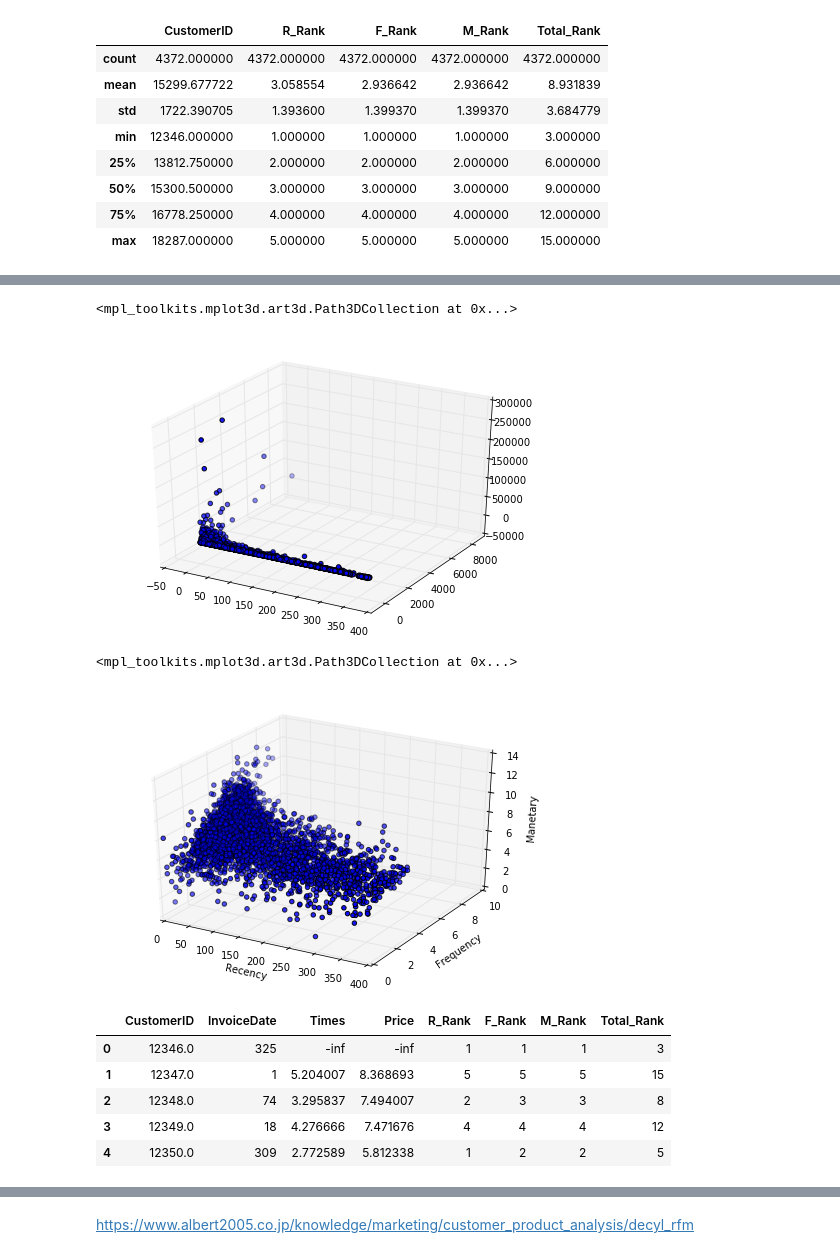
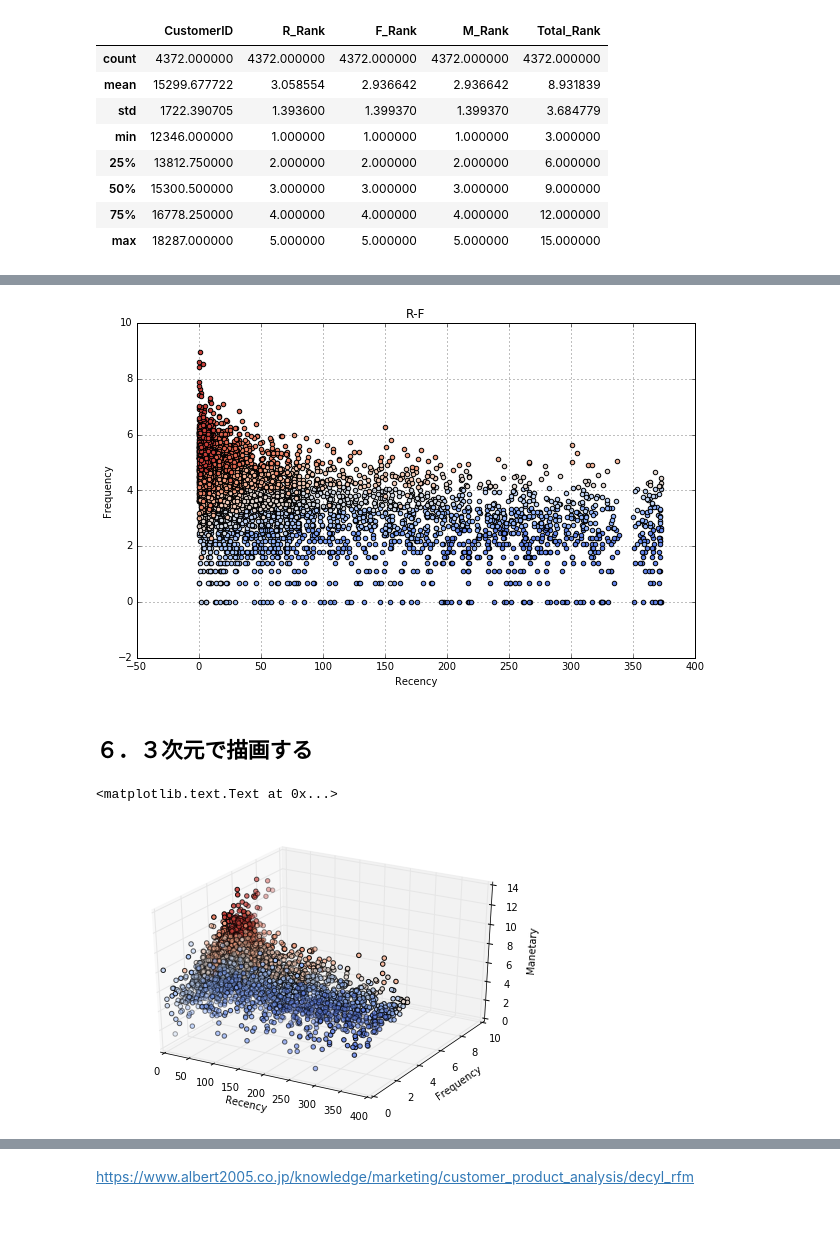
Before and after one commit to selectfromwhere/Data_Analysis_Methods, a Jupyter notebook: RFM_Analysis/RFM_Analisys_Discovery.ipynb, the cells around one changed output, grey strips where cells are left out. Drawn from its saved outputs; the diff is of its cells as text; code cells hidden in the pictures; blank space fills up the shorter version.

```diff
--- a/RFM_Analysis/RFM_Analisys_Discovery.ipynb
+++ b/RFM_Analysis/RFM_Analisys_Discovery.ipynb
@@ -534,0 +662,8 @@ RFM_df_g.describe()
+# %%
+R_df_p = RFM_df.groupby('CustomerID')['InvoiceDate'].min().reset_index()
+F_df_p = F_df_p.groupby('CustomerID')['Times'].sum().reset_index()
+M_df_p = RFM_df.groupby('CustomerID')['Price'].sum().reset_index()
+# %%
+RF_df_p = pd.merge(R_df_p,F_df_p,on=['CustomerID'],how='left')
+RFM_df_p = pd.merge(RF_df_p,M_df_p,on=['CustomerID'],how='left')
+RFM_df_p.head()
@@ -534,0 +699,3 @@ RFM_df_g.describe()
+# %%
+RFM_df_p['Times'] = RFM_df_p.Times.map(pd.np.log)
+RFM_df_p['Price'] = RFM_df_p.Price.map(pd.np.log)
@@ -534,0 +717,3 @@ RFM_df_g.describe()
+# %%
+RFM_df_p_r = pd.merge(RFM_df_p,RFM_df_g,on=['CustomerID'],how='left')
+RFM_df_p_r.head()
@@ -635,8 +728,0 @@ df_RFM_g.describe(include='all')
-# %%
-# ３次元の散布図で描画
-fig = plt.figure()
-ax = Axes3D(fig)
-ax.scatter3D(df_RFM_g['InvoiceDate'], df_RFM_g['Times'], df_RFM_g['Price'])
-# %% [output]
-<mpl_toolkits.mplot3d.art3d.Path3DCollection at 0x...>
-[figure, removed]
@@ -646,6 +729,34 @@ df_RFM_g['Price'] = df_RFM_g.Price.map(pd.np.log)
+# %%
+# RFで散布図を描画
+plt.figure(figsize=(10, 6))
+color = sns.color_palette("coolwarm", 14)
+
+for i in range(14):
+    plt_df = RFM_df_p_r[RFM_df_p_r['Total_Rank'] == i+2]
+    x = plt_df['InvoiceDate']
+    y = plt_df['Times']
+    plt.scatter(x, y, c=color[i])
+
+plt.title("R-F")
+plt.xlabel("Recency")
+plt.ylabel("Frequency")
+plt.grid(True)
+# %% [output]
+[figure, added]
+# %% [markdown]
+## ６．３次元で描画する
 # %%
 fig = plt.figure()
 ax = Axes3D(fig)
+
+color = sns.color_palette("coolwarm", 14)
+
+for i in range(14):
+    plt_df = RFM_df_p_r[RFM_df_p_r['Total_Rank'] == i+2]
+    xs = plt_df['InvoiceDate']
+    ys = plt_df['Times']
+    zs = plt_df['Price']
+    ax.scatter(xs, ys, zs, c=color[i])
 
 ax.set_xlim(0, 400)
 ax.set_ylim(0, 10)
@@ -653,18 +764,6 @@ ax.set_zlim(0, 14)
 ax.set_xlabel("Recency")
 ax.set_ylabel("Frequency")
 ax.set_zlabel("Manetary")
-
-ax.scatter3D(df_RFM_g['InvoiceDate'], df_RFM_g['Times'], df_RFM_g['Price'])
 # %% [output]
-<mpl_toolkits.mplot3d.art3d.Path3DCollection at 0x...>
+<matplotlib.text.Text at 0x...>
-[figure, old version]
+[figure, new version]
-# %%
-df_RFM_g_r = pd.merge(df_RFM_g,RFM_df_g,on=['CustomerID'],how='left')
-df_RFM_g_r.head()
-# %% [output]
-|  | CustomerID | InvoiceDate | Times | Price | R_Rank | F_Rank | M_Rank | Total_Rank |
-| 0 | 12346.0 | 325 | -inf | -inf | 1 | 1 | 1 | 3 |
-| 1 | 12347.0 | 1 | 5.204007 | 8.368693 | 5 | 5 | 5 | 15 |
-| 2 | 12348.0 | 74 | 3.295837 | 7.494007 | 2 | 3 | 3 | 8 |
-| 3 | 12349.0 | 18 | 4.276666 | 7.471676 | 4 | 4 | 4 | 12 |
-| 4 | 12350.0 | 309 | 2.772589 | 5.812338 | 1 | 2 | 2 | 5 |
```
Also changed, not shown: parts of 47 cells of this notebook.
